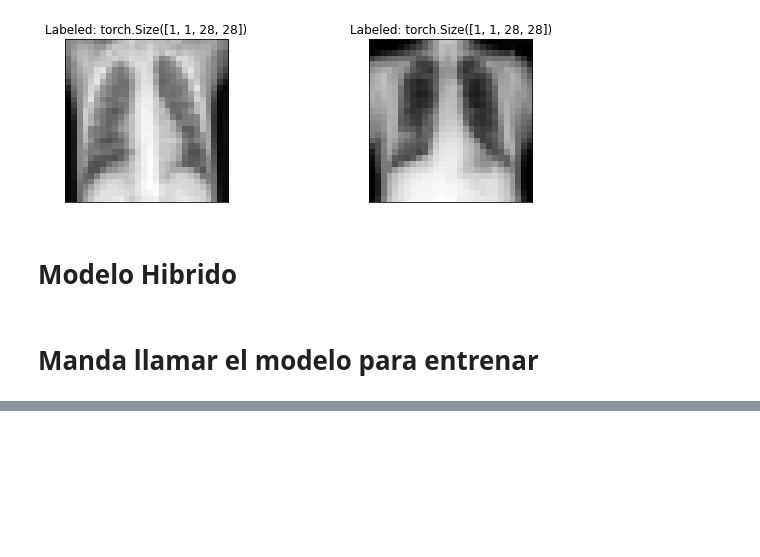
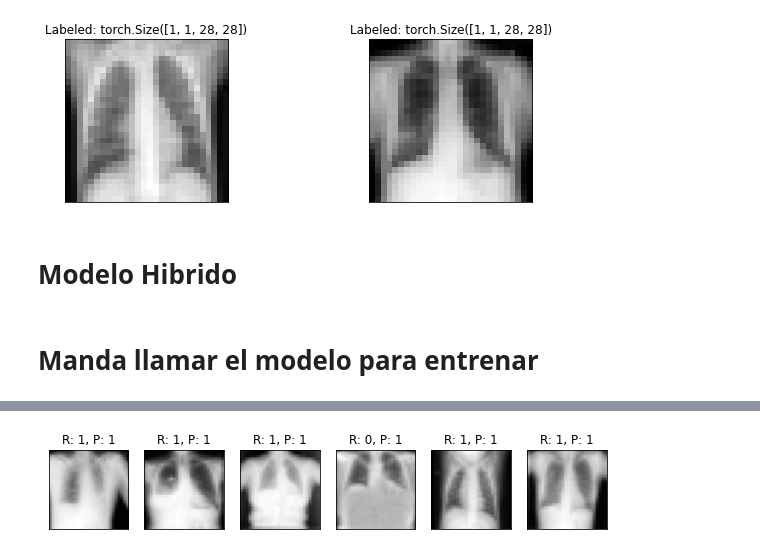
Before and after one commit to fall-fest-latino/escuela-de-computacion-cuantica-2023, a Jupyter notebook: hackathon/torch_prueba2.ipynb, the cells around one changed output, grey strips where cells are left out. Cells and saved outputs as stored; diff of their text form; code cells hidden in the pictures; blank space fills up the shorter version.

```diff
--- a/hackathon/torch_prueba2.ipynb
+++ b/hackathon/torch_prueba2.ipynb
@@ -227,26 +242,29 @@ with no_grad():
 # %%
 n_samples_show = 6
 count = 0
 fig, axes = plt.subplots(nrows=1, ncols=n_samples_show, figsize=(10, 3))
 
 model5.eval()
 with no_grad():
     for batch_idx, (data, target) in enumerate(test_data):
         if count == n_samples_show:
             break
         output = model5(data[0:1])
         if len(output.shape) == 1:
             output = output.reshape(1, *output.shape)
 
         pred = output.argmax(dim=1, keepdim=True)
 
         axes[count].imshow(data[0].numpy().squeeze(), cmap="gray")
 
         axes[count].set_xticks([])
         axes[count].set_yticks([])
-        axes[count].set_title("Predicted {}".format(pred.item()))
+        titulo = "R: "+str(target.item()) + ", P: "+ str(pred.item())
+        axes[count].set_title(titulo)
 
         count += 1
+# %% [output]
+[figure, added]
 # %%
 manual_seed(42)
 
```
Also changed, not shown: parts of 5 cells of this notebook, 38 other files.
